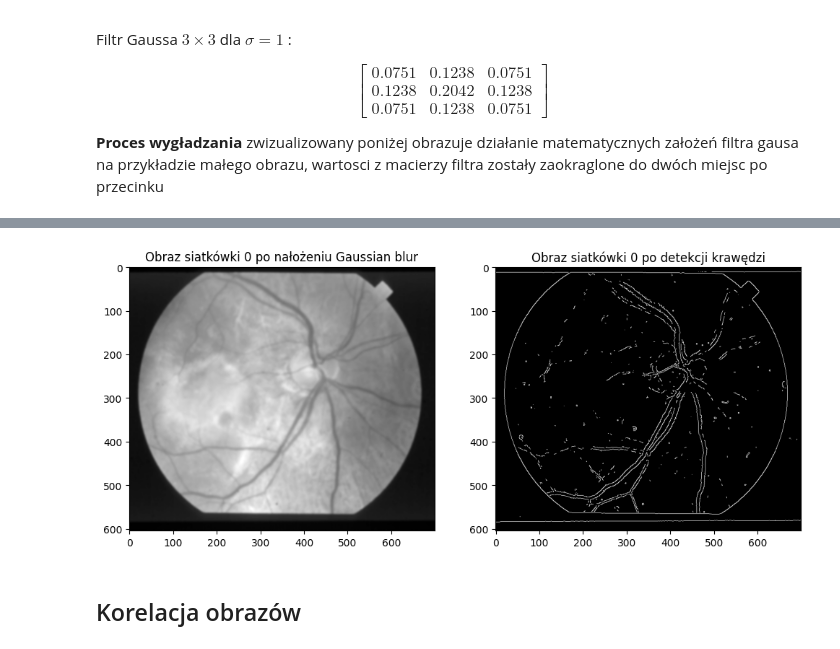
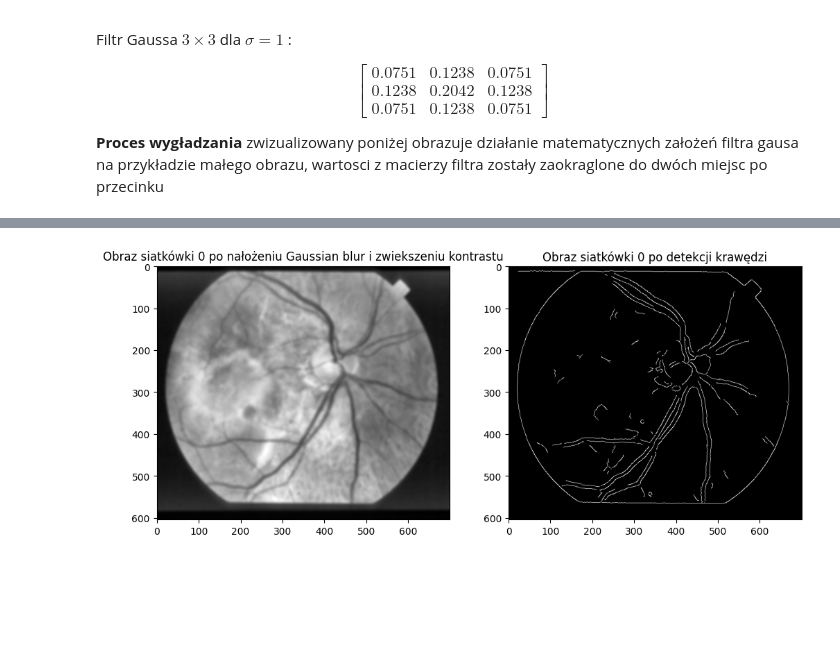
Before and after one commit to janekandrz/sp_final, a Jupyter notebook: spfinal.ipynb, the cells around one changed output, grey strips where cells are left out. Cells and saved outputs as stored; diff of their text form; code cells hidden in the pictures; blank space fills up the shorter version.

```diff
--- a/spfinal.ipynb
+++ b/spfinal.ipynb
@@ -59,11 +65,11 @@ P_{xgs} = 0.3 R + 0.6 G + 0.1 B
 $
 # %%
-imgs_gray = []
+imgsGray = []
 for i in range(len(df)):
-    imgs_gray.append(cv2.imread(df["img"][i],cv2.IMREAD_GRAYSCALE))
+    imgsGray.append(cv2.imread(df["img"][i],cv2.IMREAD_GRAYSCALE))
 
 plt.figure(figsize=(6,6))
-plt.imshow(imgs_gray[0],cmap="gray")
+plt.imshow(imgsGray[0],cmap="gray")
 plt.show()
 # %% [output]
 [figure]
@@ -69,0 +114,15 @@ plt.show()
+# %%
+conImgs=[]
+clahe = cv2.createCLAHE(clipLimit=1.5,tileGridSize=(8,8))
+for i in range(len(df)):
+    conImgs.append(clahe.apply(imgsGray[i]))
+
+fig,(ax1,ax2) = plt.subplots(1,2,figsize=(12,6))
+
+ax1.imshow(imgsGray[0],cmap="gray")
+ax1.set_title("Obraz siatkówki 0 w skali szarości")
+
+ax2.imshow(conImgs[0],cmap="gray")
+ax2.set_title("Obraz siatkówki 0 po CLAHE")
+
+plt.show()
@@ -109,16 +170,16 @@ Filtr Gaussa  $3 \times 3$  dla  $\sigma = 1$ :
 # %% [markdown]
 <img src="imgs/blurrgif.gif" alt="segment" title="SegemntLocal" width="900" height="450"/>
 # %%
-blurred_imgs=[]
+blurredImgs=[]
 for i in range(len(df)):
-    blurred_imgs.append(cv2.GaussianBlur(imgs_gray[i],(11,11),2))
+    blurredImgs.append(cv2.GaussianBlur(conImgs[i],(11,11),3))
 
 fig,(ax1,ax2) = plt.subplots(1,2,figsize=(12,6))
 
-ax1.imshow(imgs_gray[0],cmap="gray")
-ax1.set_title("Obraz siatkówki 0 w skali szarości")
+ax1.imshow(conImgs[0],cmap="gray")
+ax1.set_title("Obraz siatkówki 0 po CLAHE")
 
-ax2.imshow(blurred_imgs[0],cmap="gray")
+ax2.imshow(blurredImgs[0],cmap="gray")
 ax2.set_title("Obraz siatkówki 0 po nalożeniu Gaussian blur")
 
 plt.show()
@@ -231,20 +292,18 @@ E(x, y) =
 \end{cases}
 $
 # %%
-edge_imgs=[]
+edgeImgs=[]
 for i in range(len(df)):
-    edge_imgs.append(cv2.Canny(imgs_gray[i],50,60))#funkcja wbudowana w biblioteke opencv przyjmuje obraz w skali szarosci oraz T_low i T_high
+    edgeImgs.append(cv2.Canny(blurredImgs[i],30,55))#funkcja wbudowana w biblioteke opencv przyjmuje obraz w skali szarosci oraz T_low i T_high
 
 fig,(ax1,ax2) = plt.subplots(1,2,figsize=(12,6))
 
-ax1.imshow(blurred_imgs[0],cmap="gray")
-ax1.set_title("Obraz siatkówki 0 po nałożeniu Gaussian blur")
+ax1.imshow(blurredImgs[0],cmap="gray")
+ax1.set_title("Obraz siatkówki 0 po nałożeniu Gaussian blur i zwiekszeniu kontrastu")
 
-ax2.imshow(edge_imgs[0],cmap="gray")
+ax2.imshow(edgeImgs[0],cmap="gray")
 ax2.set_title("Obraz siatkówki 0 po detekcji krawędzi")
 
 plt.show()
 # %% [output]
-[figure, old version]
+[figure, new version]
-# %% [markdown]
-## Korelacja obrazów
```
Also changed, not shown: parts of 13 cells of this notebook, 1 other file.
